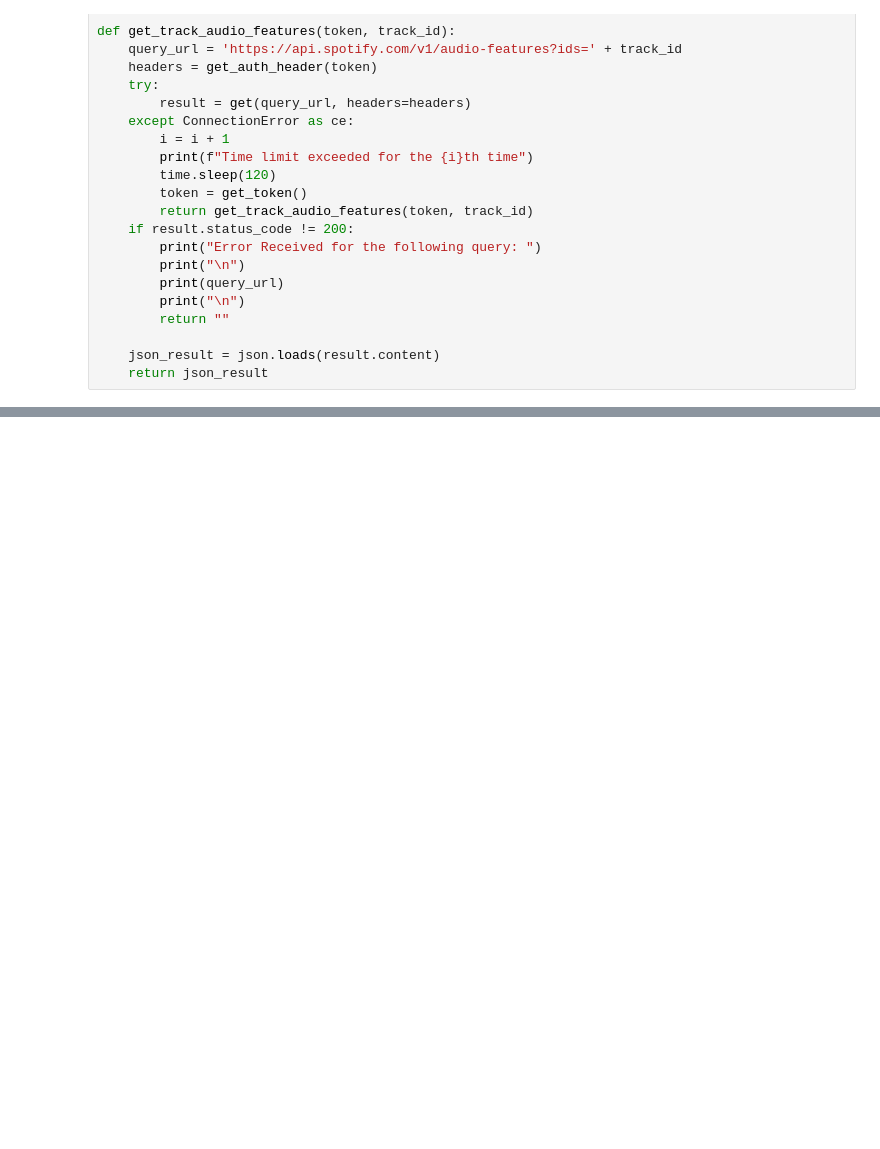
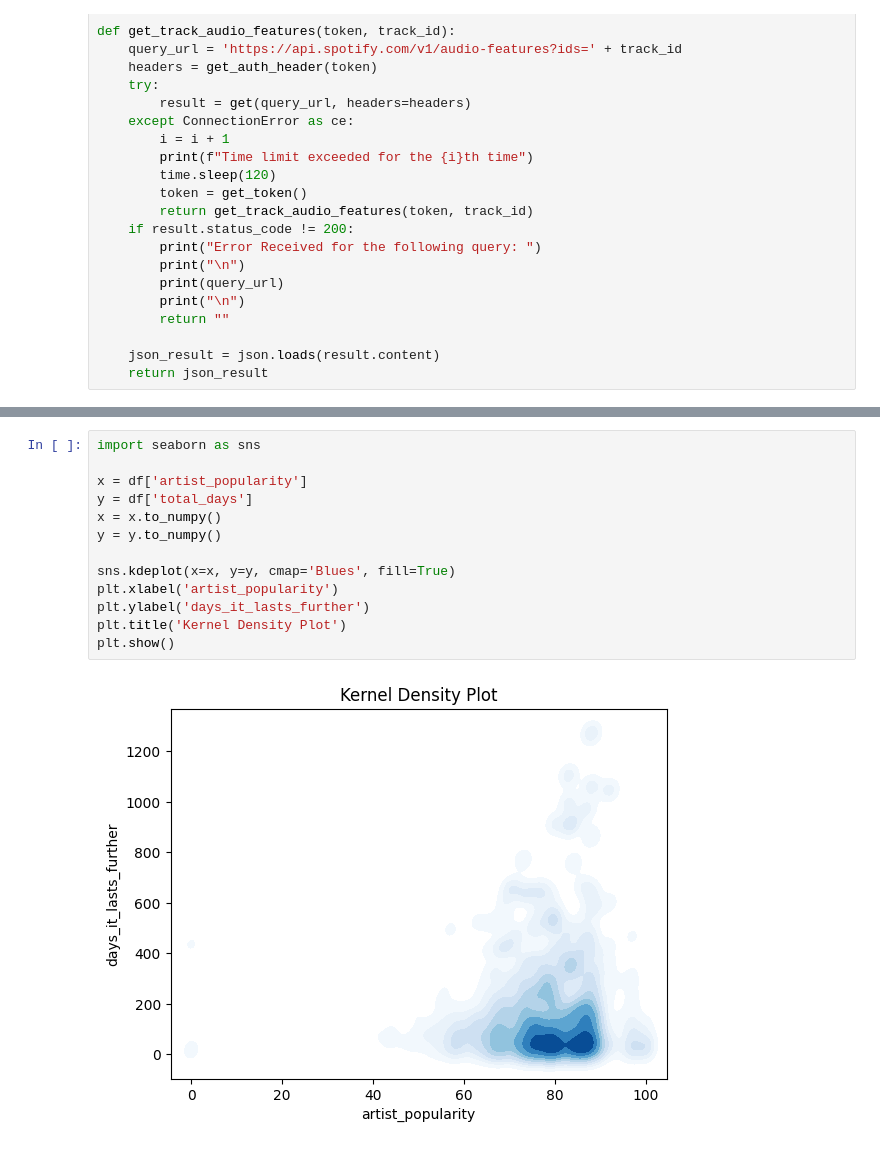
Before and after one commit to apcastillo/cse519, a Jupyter notebook: Data_Preparation.ipynb, the cells around one changed output, grey strips where cells are left out. Drawn from its saved outputs; the diff is of its cells as text; blank space fills up the shorter version.

```diff
--- a/Data_Preparation.ipynb
+++ b/Data_Preparation.ipynb
@@ -240,0 +659,15 @@ df.to_csv('Final_Data.csv', index=False)
+# %%
+import seaborn as sns
+
+x = df['artist_popularity']
+y = df['total_days']
+x = x.to_numpy()
+y = y.to_numpy()
+
+sns.kdeplot(x=x, y=y, cmap='Blues', fill=True)
+plt.xlabel('artist_popularity')
+plt.ylabel('days_it_lasts_further')
+plt.title('Kernel Density Plot')
+plt.show()
+# %% [output]
+[figure, added]
```
Also changed, not shown: parts of 40 cells of this notebook, 21 other files.
